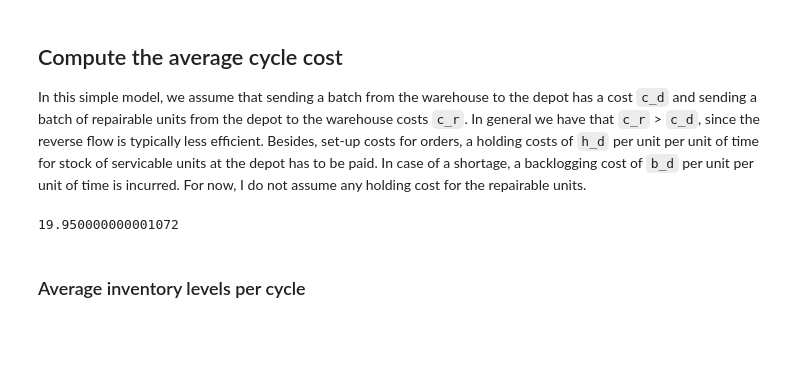
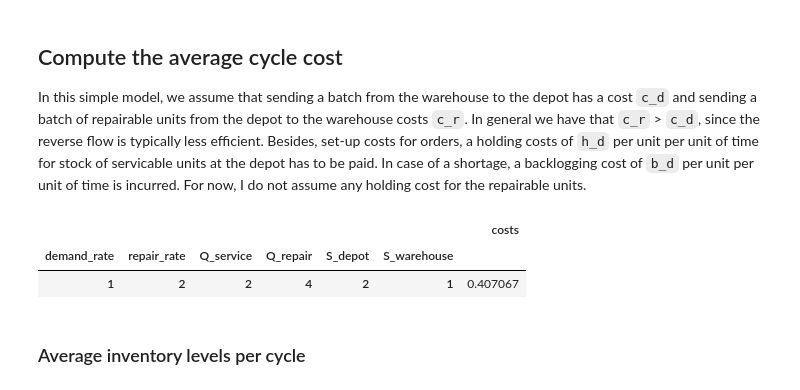
Before and after one commit to markkvdb/Simple-RL-Simulation, a Jupyter notebook: notebooks/First-Simulation-Try.ipynb, the cells around one changed output. Cells and saved outputs as stored; diff of their text form; code cells hidden in the pictures; blank space fills up the shorter version.

```diff
--- a/notebooks/First-Simulation-Try.ipynb
+++ b/notebooks/First-Simulation-Try.ipynb
@@ -101,27 +102,15 @@ NameError: name 'sim_dfs_long' is not defined
 ## Compute the average cycle cost
 
 In this simple model, we assume that sending a batch from the warehouse to the depot has a cost `c_d` and sending a batch of repairable units from the depot to the warehouse costs `c_r`. In general we have that `c_r` > `c_d`, since the reverse flow is typically less efficient. Besides, set-up costs for orders, a holding costs of `h_d` per unit per unit of time for stock of servicable units at the depot has to be paid. In case of a shortage, a backlogging cost of `b_d` per unit per unit of time is incurred. For now, I do not assume any holding cost for the repairable units.
-# %%
-# Take data for one cycle
-cycle_data = all_data.query('5 <= time <= 10')
-
-# Get all order events
-depot_events = pd.read_csv('../outputdepot_events.csv', index_col=0).query('5 <= time <= 10')
-warehouse_events = pd.read_csv('../output/warehouse_events.csv', index_col=0).query('5 <= time <= 10')
-
-# Count orders
-n_order_depot = depot_events.shape[0]
-n_order_warehouse = warehouse_events.shape[0]
-
-# Inventory in numpy
-depot_stock = cycle_data.depot_service_stock.to_numpy()
-
-# Compute costs
-total_order_costs = n_order_depot * c_r + n_order_warehouse * c_d
-total_var_costs = depot_stock.clip(min=0).sum() * h_d + np.sum(-depot_stock.clip(max=0)) * b_d
-
-print(total_order_costs + total_var_costs)
-# %% [output]
-19.950000000001072
+# %%
+# Transform data types to float
+sim_dfs.costs = sim_dfs.costs.astype(float)
+
+# Total avg cost of simulation
+sim_dfs.groupby(list(settings.keys())).agg({'costs':'mean'})
+# %% [output]
+|  |  |  |  |  |  | costs |
+| demand_rate | repair_rate | Q_service | Q_repair | S_depot | S_warehouse |  |
+| 1 | 2 | 2 | 4 | 2 | 1 | 0.407067 |
 # %% [markdown]
 ### Average inventory levels per cycle
```
Also changed, not shown: parts of 5 cells of this notebook, 1 other file.
